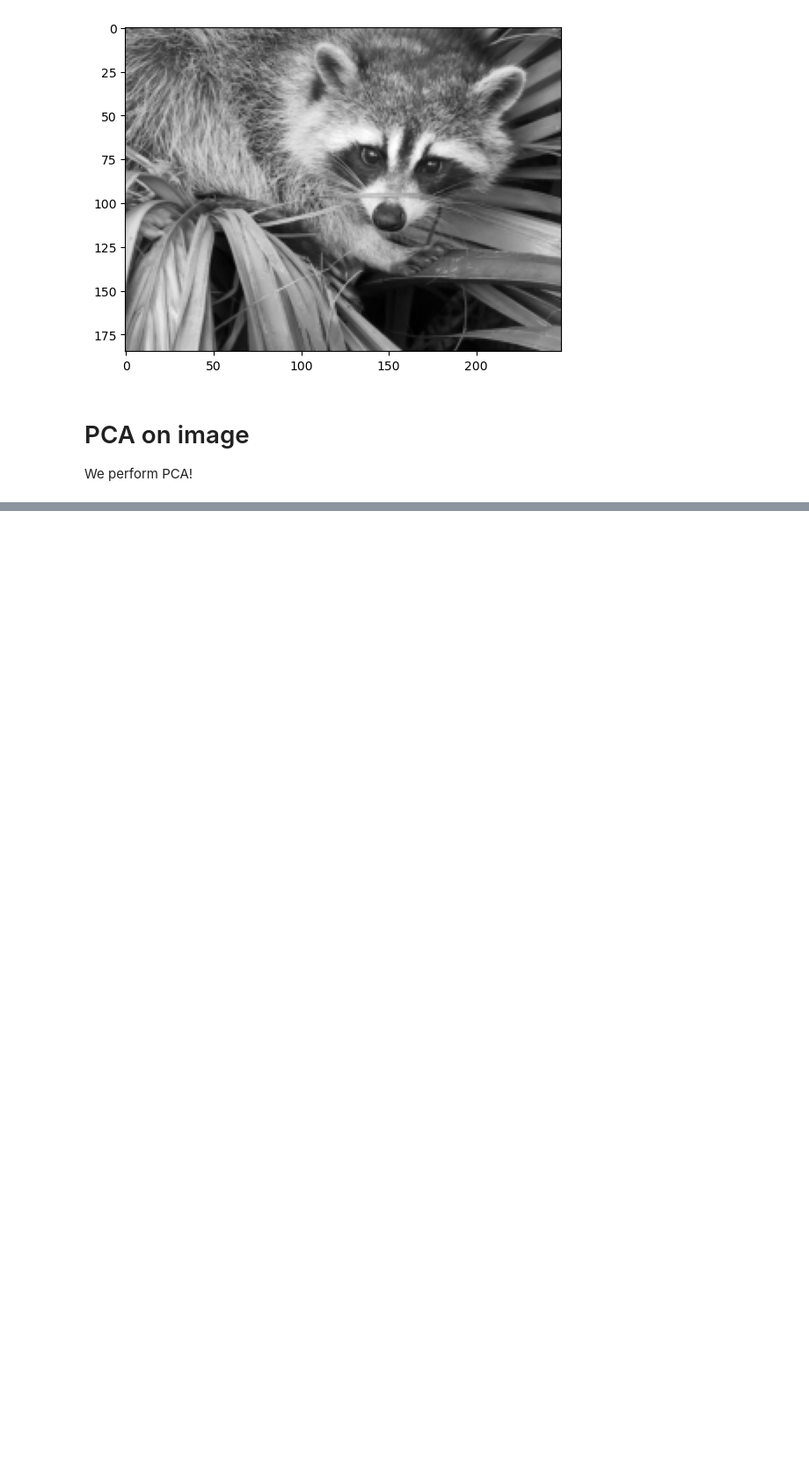
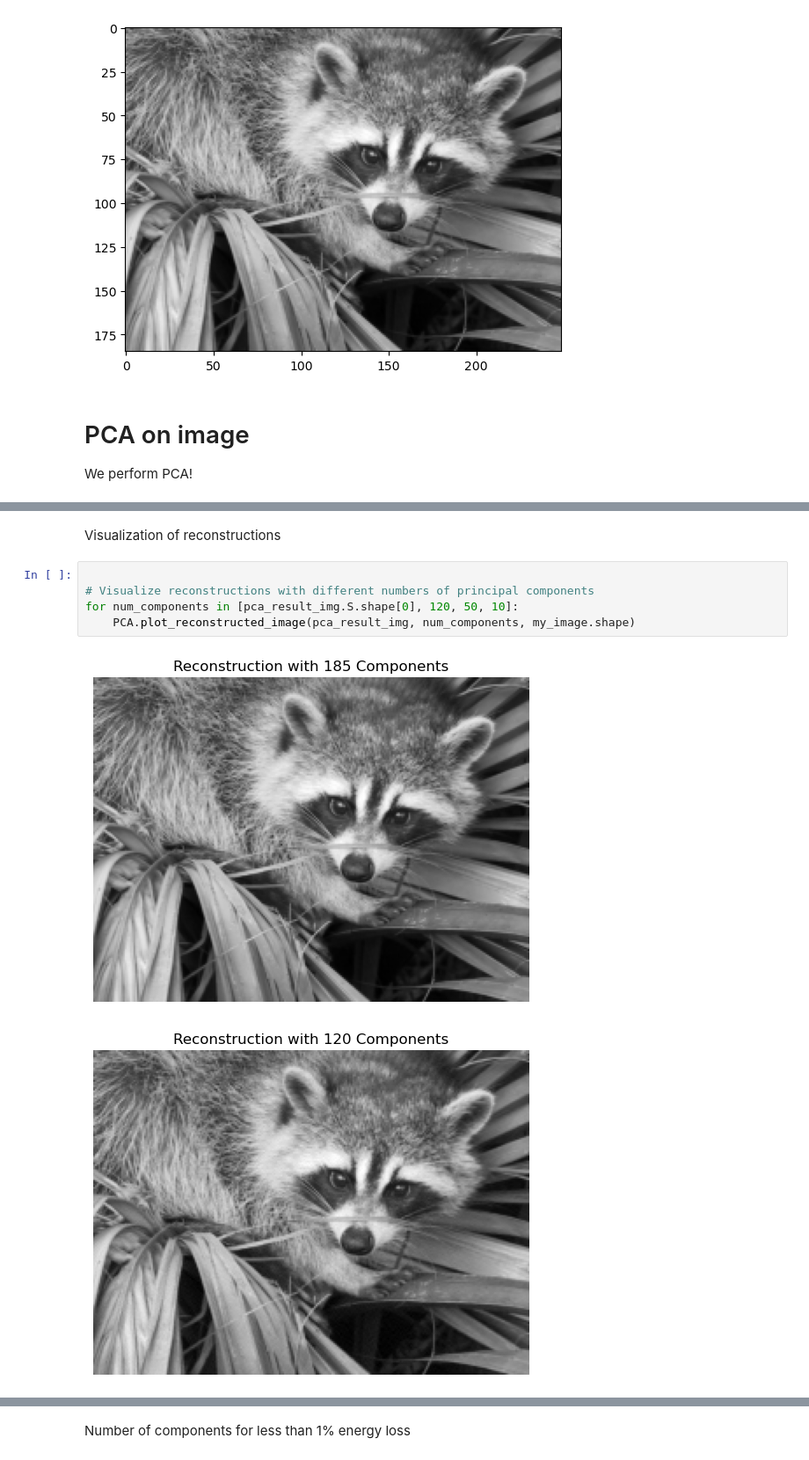
Before and after one commit to karthikeya-ms/ML_in_Crowd_Modelling_and_Simulation, a Jupyter notebook: EX3/notebooks/task1_pca.ipynb, the cells around one changed output, grey strips where cells are left out. Shown at 88% size. Saved outputs shown, nothing was run; the diff lists cells and outputs as text; blank space fills up the shorter version.

```diff
--- a/EX3/notebooks/task1_pca.ipynb
+++ b/EX3/notebooks/task1_pca.ipynb
@@ -150,0 +157,10 @@ First 10 singular values ordered by magnitude: [23.26146189 16.99451327 13.01631
+# %% [markdown]
+Visualization of reconstructions
+# %%
+
+# Visualize reconstructions with different numbers of principal components
+for num_components in [pca_result_img.S.shape[0], 120, 50, 10]:
+    PCA.plot_reconstructed_image(pca_result_img, num_components, my_image.shape)
+# %% [output]
+[figure, added]
+[figure, added]
@@ -150,0 +169,2 @@ First 10 singular values ordered by magnitude: [23.26146189 16.99451327 13.01631
+# %% [markdown]
+Number of components for less than 1% energy loss
```
Also changed, not shown: parts of 2 cells of this notebook, 1 other file.
